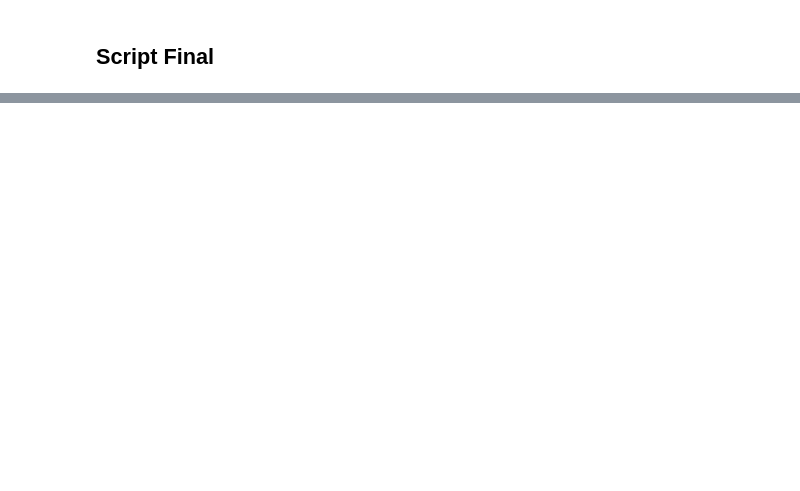
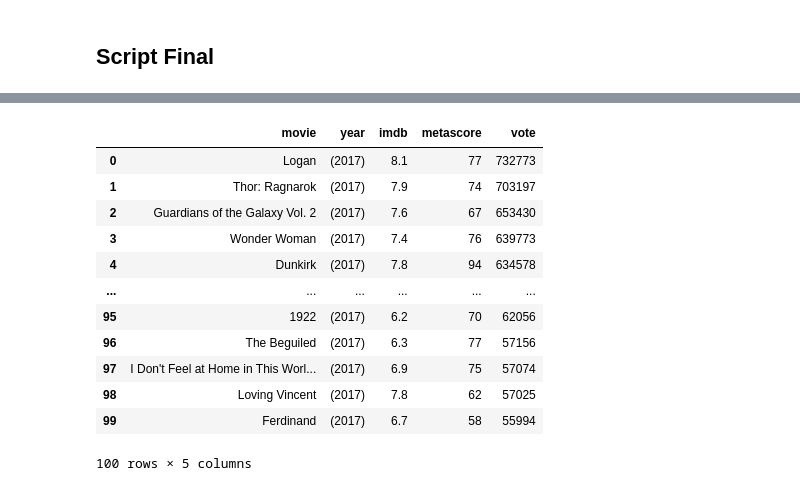
Before and after one commit to Bruno3869/python-apis-et-web-scraping, a Jupyter notebook: Challenge2 critique films.ipynb, the cells around one changed output, grey strips where cells are left out. Cells and saved outputs as stored; diff of their text form; code cells hidden in the pictures; blank space fills up the shorter version.

```diff
--- a/Challenge2 critique films.ipynb
+++ b/Challenge2 critique films.ipynb
@@ -168,7 +292,20 @@ warn('Attention')
 # %% [markdown]
 ## Script Final
 # %%
-pages = [str(i) for i in range (1,500,50)]
+# conda install -c anaconda beautifulsoup4 à faire avant dans la console
+#pip install pandas à faire d'abord dans la console
+from requests import get
+from bs4 import BeautifulSoup
+from time import sleep
+from random import randint
+from time import time
+from IPython.display import clear_output
+import pandas as pd
+
+years_url = [str(i) for i in range (2017,2018)]
+years_url
+
+pages = [str(i) for i in range (1,200,50)]
 pages
 
 # 1. Redéclarer les listes
@@ -189,7 +326,7 @@ for year_url in years_url:
     for page in pages:
 
         # 5. Faire une requête GET
-        response = get('https://www.imdb.com/search/title/?release_date='+ year +'-01-01,'+ year +'-12-31&sort=num_votes,desc&start='+ page)
+        response = get('https://www.imdb.com/search/title/?release_date='+ year_url +'-01-01,'+ year_url +'-12-31&sort=num_votes,desc&start='+ page)
 
         # 6. Pause de la boucle de 8 à 15 secondes
         sleep(randint(8,15))
@@ -242,0 +402,8 @@ names
+# %%
+movie_ratings = pd.DataFrame({
+    'movie': names,
+    'year': years,
+    'imdb': imdb_ratings,
+    'metascore': metascores,
+    'vote': votes
+    })
@@ -242,0 +426,16 @@ names
+# %%
+movie_ratings.head(100)
+# %% [output]
+|  | movie | year | imdb | metascore | vote |
+| 0 | Logan | (2017) | 8.1 | 77 | 732773 |
+| 1 | Thor: Ragnarok | (2017) | 7.9 | 74 | 703197 |
+| 2 | Guardians of the Galaxy Vol. 2 | (2017) | 7.6 | 67 | 653430 |
+| 3 | Wonder Woman | (2017) | 7.4 | 76 | 639773 |
+| 4 | Dunkirk | (2017) | 7.8 | 94 | 634578 |
+| ... | ... | ... | ... | ... | ... |
+| 95 | 1922 | (2017) | 6.2 | 70 | 62056 |
+| 96 | The Beguiled | (2017) | 6.3 | 77 | 57156 |
+| 97 | I Don't Feel at Home in This Worl... | (2017) | 6.9 | 75 | 57074 |
+| 98 | Loving Vincent | (2017) | 7.8 | 62 | 57025 |
+| 99 | Ferdinand | (2017) | 6.7 | 58 | 55994 |
+100 rows × 5 columns
```
Also changed, not shown: parts of 28 cells of this notebook.
